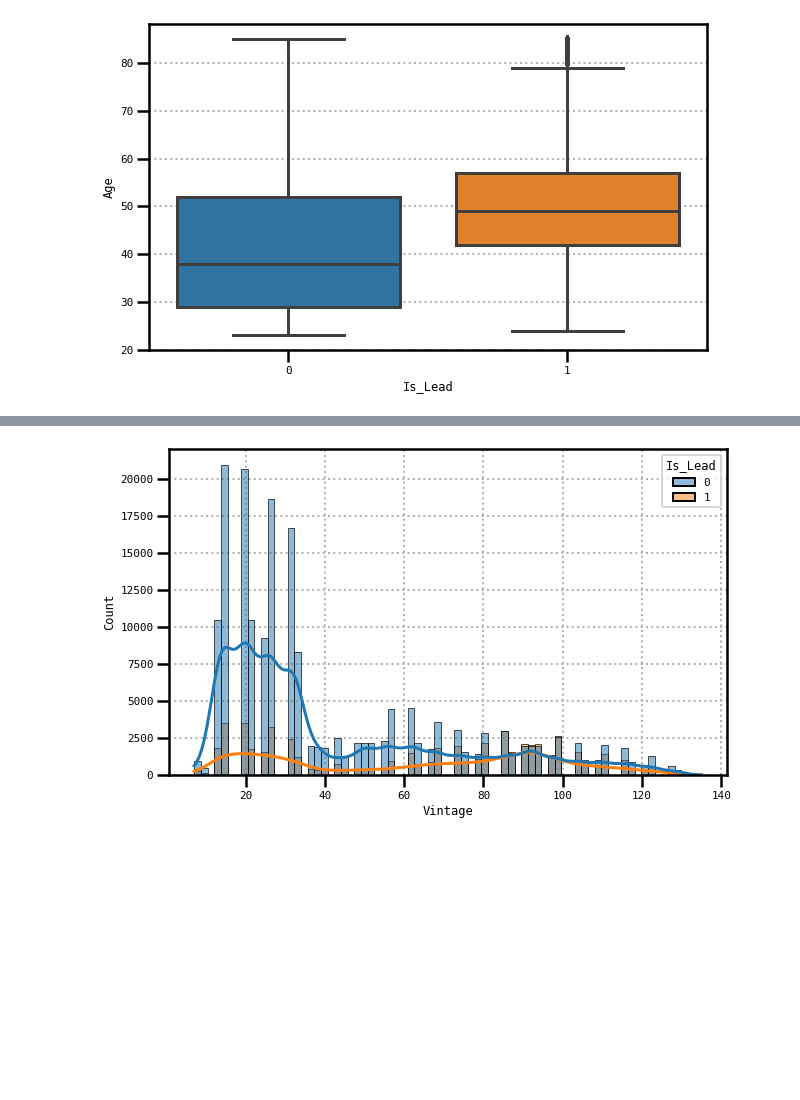
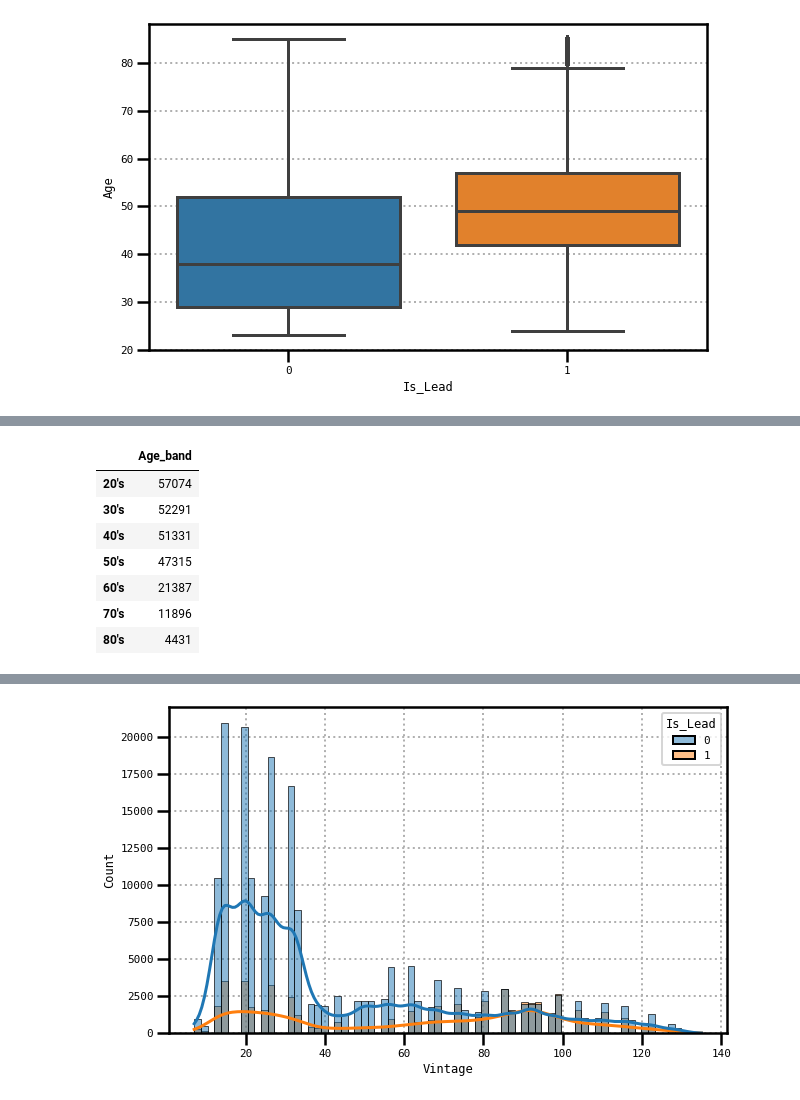
Before and after one commit to Oksusudom/Python_Learning, a Jupyter notebook: improvement.ipynb, the cells around one changed output, grey strips where cells are left out. Saved outputs shown, nothing was run; the diff lists cells and outputs as text; code cells hidden in the pictures; blank space fills up the shorter version.

```diff
--- a/improvement.ipynb
+++ b/improvement.ipynb
@@ -219,0 +266,12 @@ plt.ylabel('Age');
+# %%
+# 연령대별 분포 확인
+train_df.Age_band.value_counts().to_frame().style.background_gradient(cmap='summer')
+# %% [output]
+|  | Age_band |
+| 20's | 57074 |
+| 30's | 52291 |
+| 40's | 51331 |
+| 50's | 47315 |
+| 60's | 21387 |
+| 70's | 11896 |
+| 80's | 4431 |
```
Also changed, not shown: parts of 20 cells of this notebook.
